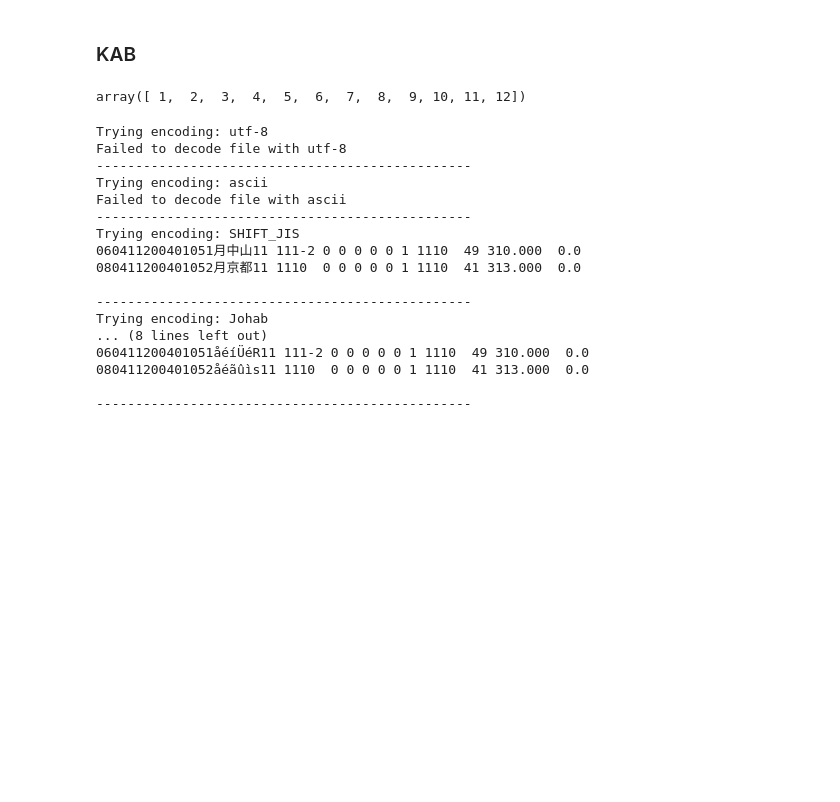
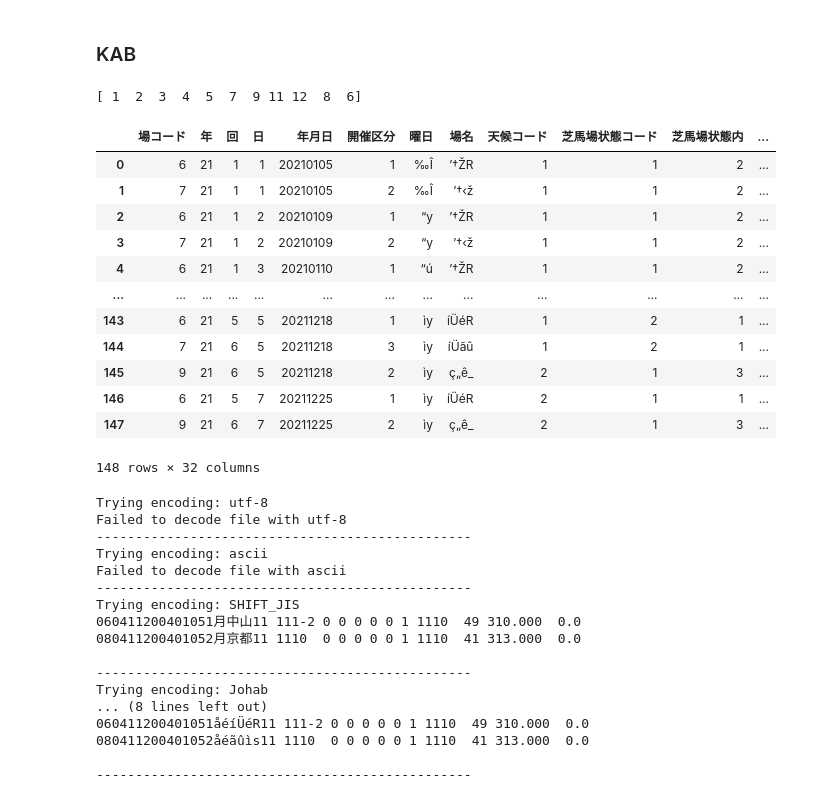
Before and after one commit to abukuma777/get_jrdb, a Jupyter notebook: data_check.ipynb, the cells around one changed output. Saved outputs shown, nothing was run; the diff lists cells and outputs as text; code cells hidden in the pictures; blank space fills up the shorter version.

```diff
--- a/data_check.ipynb
+++ b/data_check.ipynb
@@ -301,13 +301,27 @@ df_a
 # %%
 File_type = 'KAB'
 year = 2021
 df_a = pd.read_csv(f'/app/data/jrdb_csv/{File_type}/{File_type}_{year}.csv')
 df_a
 
-df_a[df_a['日']=='a']
-df_a['日'].unique()
+print(df_a['日'].unique())
+
+df_a
 # %% [output]
-array([ 1,  2,  3,  4,  5,  6,  7,  8,  9, 10, 11, 12])
+[ 1  2  3  4  5  7  9 11 12  8  6]
+|  | 場コード | 年 | 回 | 日 | 年月日 | 開催区分 | 曜日 | 場名 | 天候コード | 芝馬場状態コード | 芝馬場状態内 | ... |
+| 0 | 6 | 21 | 1 | 1 | 20210105 | 1 | ‰Î | ’†ŽR | 1 | 1 | 2 | ... |
+| 1 | 7 | 21 | 1 | 1 | 20210105 | 2 | ‰Î | ’†‹ž | 1 | 1 | 2 | ... |
+| 2 | 6 | 21 | 1 | 2 | 20210109 | 1 | “y | ’†ŽR | 1 | 1 | 2 | ... |
+| 3 | 7 | 21 | 1 | 2 | 20210109 | 2 | “y | ’†‹ž | 1 | 1 | 2 | ... |
+| 4 | 6 | 21 | 1 | 3 | 20210110 | 1 | “ú | ’†ŽR | 1 | 1 | 2 | ... |
+| ... | ... | ... | ... | ... | ... | ... | ... | ... | ... | ... | ... | ... |
+| 143 | 6 | 21 | 5 | 5 | 20211218 | 1 | ìy | íÜéR | 1 | 2 | 1 | ... |
+| 144 | 7 | 21 | 6 | 5 | 20211218 | 3 | ìy | íÜãû | 1 | 2 | 1 | ... |
+| 145 | 9 | 21 | 6 | 5 | 20211218 | 2 | ìy | ç„ê_ | 2 | 1 | 3 | ... |
+| 146 | 6 | 21 | 5 | 7 | 20211225 | 1 | ìy | íÜéR | 2 | 1 | 1 | ... |
+| 147 | 9 | 21 | 6 | 7 | 20211225 | 2 | ìy | ç„ê_ | 2 | 1 | 3 | ... |
+148 rows × 32 columns
 # %%
 # エンコーディングを手動で確認するためのスクリプト
 def check_encoding_manually(file_path):
```
Also changed, not shown: 2 other files.
